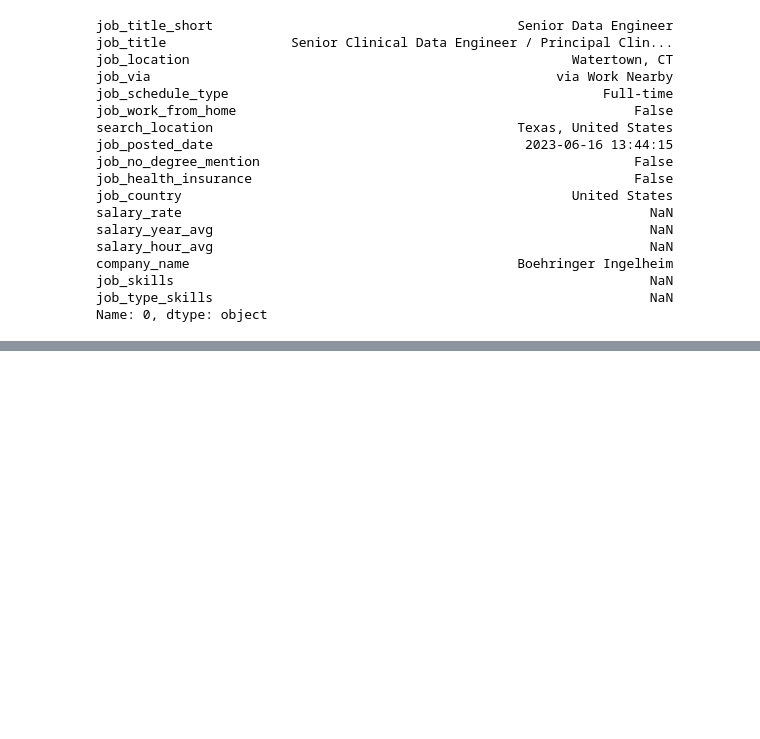
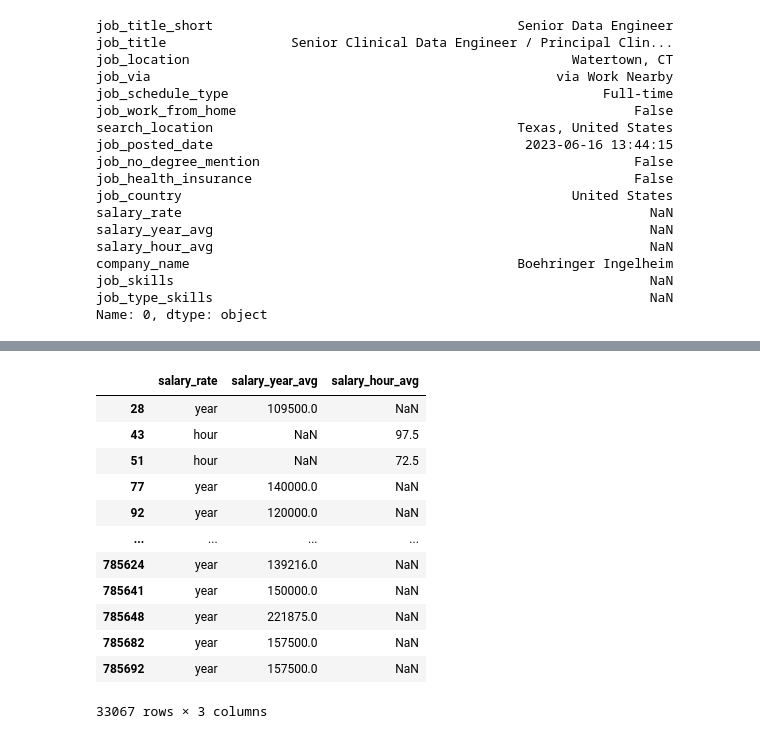
Before and after one commit to MIKE-BRIA/LearningMachines, a Jupyter notebook: analysisofdata/1_advance/1_pandas_accessing_data.ipynb, the cells around one changed output, grey strips where cells are left out. Cells and saved outputs as stored; diff of their text form; code cells hidden in the pictures; blank space fills up the shorter version.

```diff
--- a/analysisofdata/1_advance/1_pandas_accessing_data.ipynb
+++ b/analysisofdata/1_advance/1_pandas_accessing_data.ipynb
@@ -34,0 +67,16 @@ Name: 0, dtype: object
+# %%
+df.loc[0:, 'salary_rate':'salary_hour_avg'].dropna(subset='salary_rate')
+# %% [output]
+|  | salary_rate | salary_year_avg | salary_hour_avg |
+| 28 | year | 109500.0 | NaN |
+| 43 | hour | NaN | 97.5 |
+| 51 | hour | NaN | 72.5 |
+| 77 | year | 140000.0 | NaN |
+| 92 | year | 120000.0 | NaN |
+| ... | ... | ... | ... |
+| 785624 | year | 139216.0 | NaN |
+| 785641 | year | 150000.0 | NaN |
+| 785648 | year | 221875.0 | NaN |
+| 785682 | year | 157500.0 | NaN |
+| 785692 | year | 157500.0 | NaN |
+33067 rows × 3 columns
```
Also changed, not shown: parts of 9 cells of this notebook.
